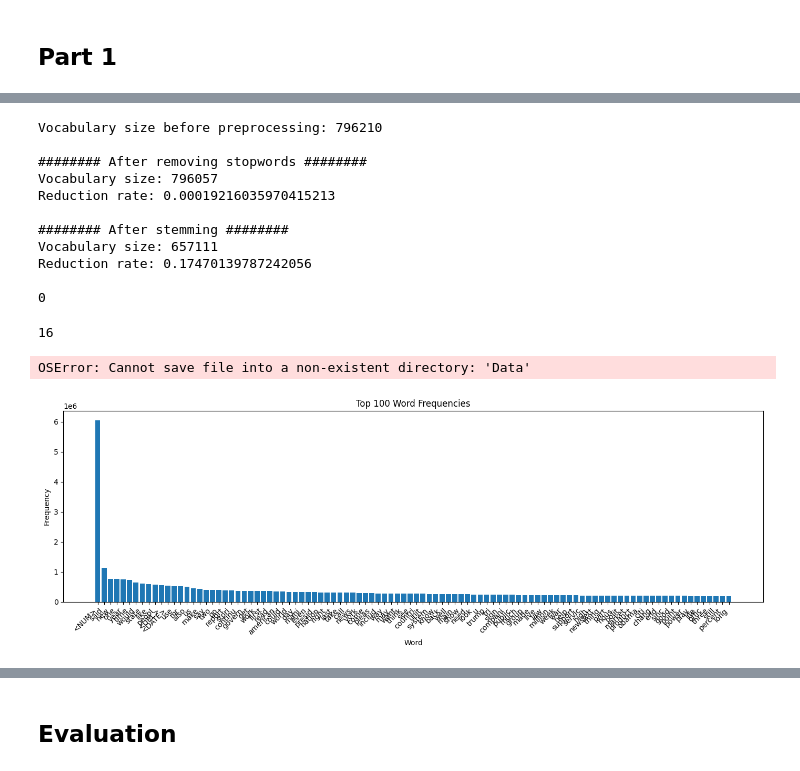
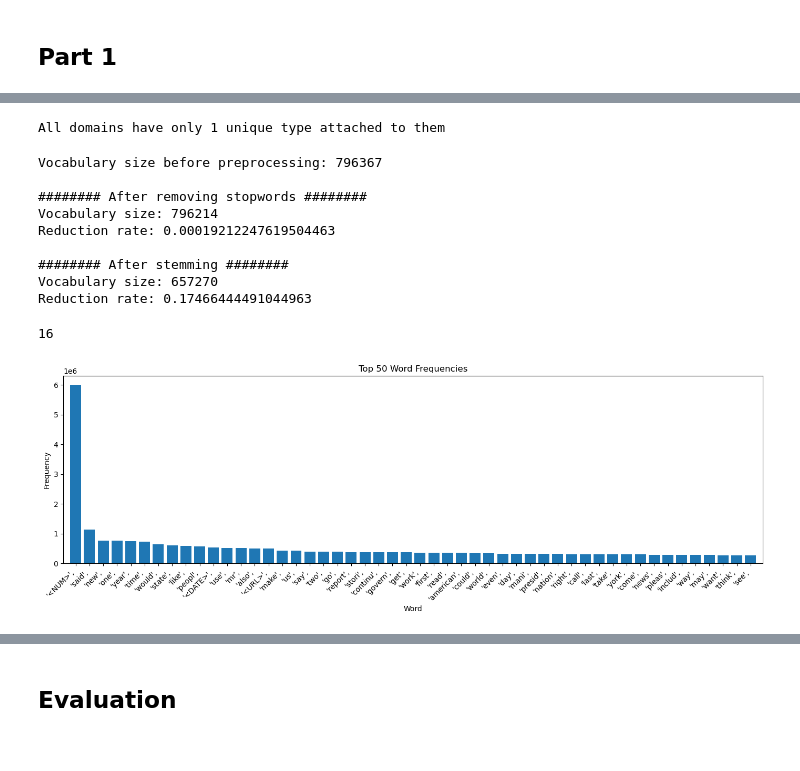
Before and after one commit to MikkelPraestegaard/GDS-final-assignment, a Jupyter notebook: Code.ipynb, the cells around one changed output, grey strips where cells are left out. Saved outputs shown, nothing was run; the diff lists cells and outputs as text; code cells hidden in the pictures.

Commit message:
Added some explorytory data analysis.

```diff
--- a/Code.ipynb
+++ b/Code.ipynb
@@ -60,8 +60,6 @@ NUM_RE = re.compile(r'\b\d+\b')
 # Words + special tokens.
 TOKENS = re.compile(r'<[^>]+>|[a-z]+')
 
-#non-english characters
-NON_ENG = re.compile(r'[^\x00-\x7F]+')
 
 # Get stopword list and stemmer.
 stop_words = set(stopwords.words('english'))
@@ -87,7 +85,6 @@ def preprocessing(df):
         text = URL_RE.sub(" <URL> ", text)
         text = DATE_RE.sub(" <DATE> ", text)
         text = NUM_RE.sub(" <NUM> ", text)
-        text = NON_ENG.sub(" <NON_ENG> ", text)
 
         # Make a list of tokens in the text
         tokens_before  = TOKENS.findall(text)
@@ -96,11 +93,14 @@ def preprocessing(df):
         if len(tokens_non_eng) > 20:
             non_eng_articles += 1
 
+
         # Remove stop words
         tokens_no_stop = [t for t in tokens_before if t not in stop_words]
 
         # Stem the tokens
         tokens_stemmed = stemmer.stemWords(tokens_no_stop)
+
+
 
         # Save the vocabularies at each step
         vocab_before.update(tokens_before)
@@ -118,5 +118,5 @@ def preprocessing(df):
         print(f"Vocabulary size: {len(vocab)}")
         print(f'Reduction rate: {1 - (len(vocab)/len(vocab_before))}\n')
 
-    print(non_eng_articles)
+    print(f'Number of non-english articles {non_eng_articles}')
     return df
@@ -180,0 +158,18 @@ df1['target'] = ~df1['type'].isin(true_list)
+# %%
+grouped_domain = df1[['type', 'domain']].groupby(by='domain')
+
+c = 0
+for i, v in grouped_domain:
+    if len(v['type'].unique()) > 1:
+        print('This domain has more then one type')
+    else:
+        c +=1
+
+if c == len(grouped_domain):
+    print('All domains have only 1 unique type attached to them')
+else:
+    print(f'{len(df1) - c} have more than 1 unique type')
+
+del grouped_domain
+# %% [output]
+All domains have only 1 unique type attached to them
@@ -183,20 +187,13 @@ df1 = preprocessing(df1)
 
 gc.collect()
 # %% [output]
-Vocabulary size before preprocessing: 796210
+Vocabulary size before preprocessing: 796367
 
 ######## After removing stopwords ########
-Vocabulary size: 796057
-Reduction rate: 0.00019216035970415213
+Vocabulary size: 796214
+Reduction rate: 0.00019212247619504463
 
 ######## After stemming ########
-Vocabulary size: 657111
-Reduction rate: 0.17470139787242056
-
-0
+Vocabulary size: 657270
+Reduction rate: 0.17466444491044963
 16
-# %%
-# Save preprocessed data to file
-df1.to_csv('Data/preprocessed.csv')
-# %% [output]
-OSError: Cannot save file into a non-existent directory: 'Data'
@@ -228,44 +229,40 @@ def visualize_top_words(
     label_limit = 100
 
     # Count words using Counter
-    counter = Counter()
-    for doc in data:
-        if isinstance(doc, str):
-            tokens = doc.split()
-        else:
-            tokens = doc
-        counter.update(tokens)
+    counter = wordcount(data)
 
     # Get the top_n words and their counts
     top_counts = counter.most_common(top_n)
     words, freqs = zip(*top_counts)  # separate words and counts
 
     # Plot
     plt.figure(figsize=(14, 5))
 
     if loglog:
         ranks = np.arange(1, len(freqs) + 1)
         plt.loglog(ranks, freqs)
         plt.xlabel("Rank")
         plt.ylabel("Frequency")
         plt.title("Word Frequency (Log-Log Scale)")
     else:
         if top_n <= label_limit:
-            plt.bar(words, freqs)
-            plt.xticks(rotation=45, ha='right')
+            ranks = np.arange(len(words))
+            plt.bar(words, freqs, align='center')
+            plt.xticks(ranks, words, rotation=45, ha='right')
             plt.xlabel("Word")
         else:
             plt.plot(freqs)
             plt.xlabel("Rank")
         plt.ylabel("Frequency")
         plt.title(f"Top {len(freqs)} Word Frequencies")
 
+    plt.margins(x=0.01)
     plt.tight_layout()
     plt.show()
 
     return
 
-visualize_top_words(df1['tokenized'], 100, loglog=False)
+visualize_top_words(df1['tokenized'], 50, loglog=False)
 # %% [output]
-[figure, old version]
+[figure, new version]
 # %%
```
Also changed, not shown: parts of 18 cells of this notebook.
